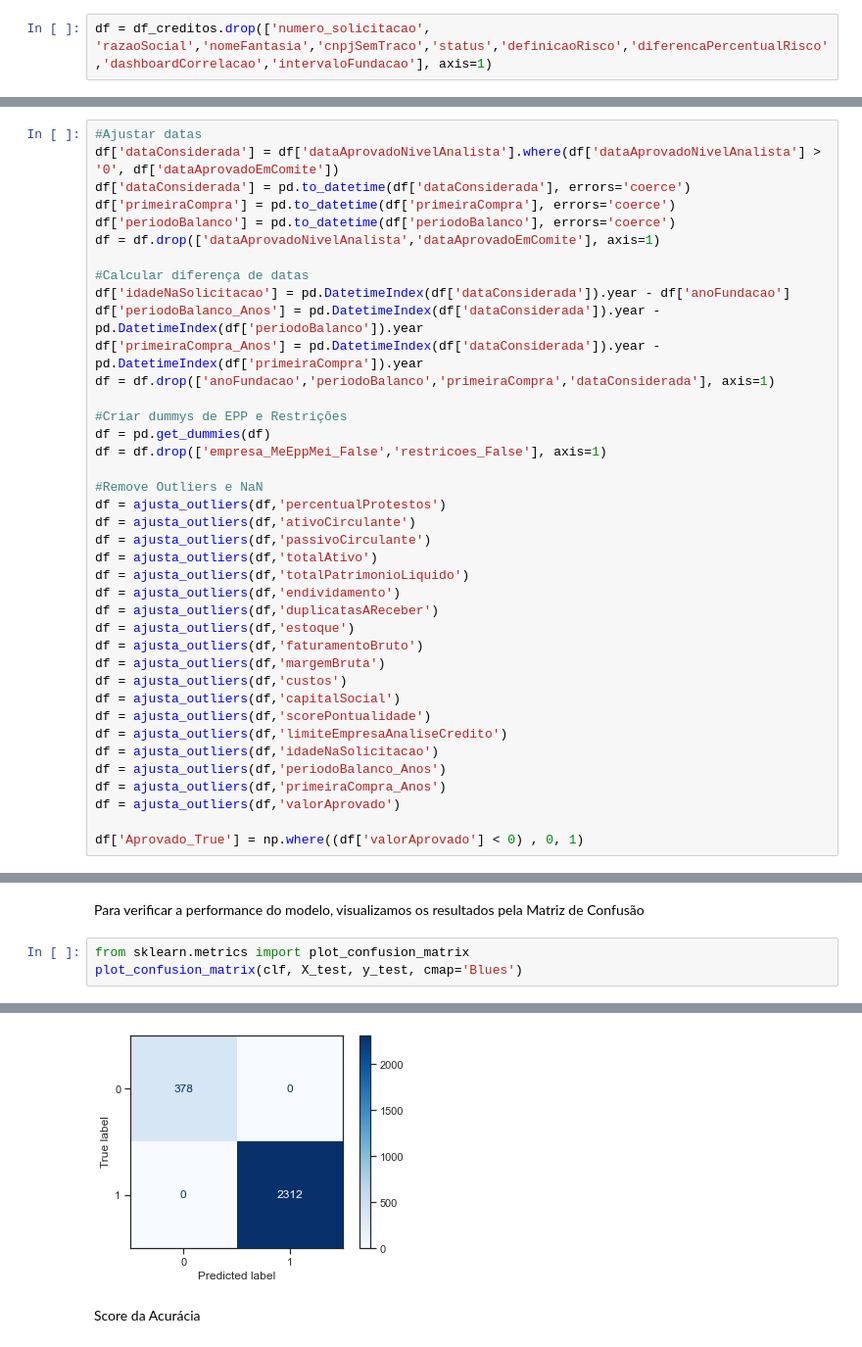
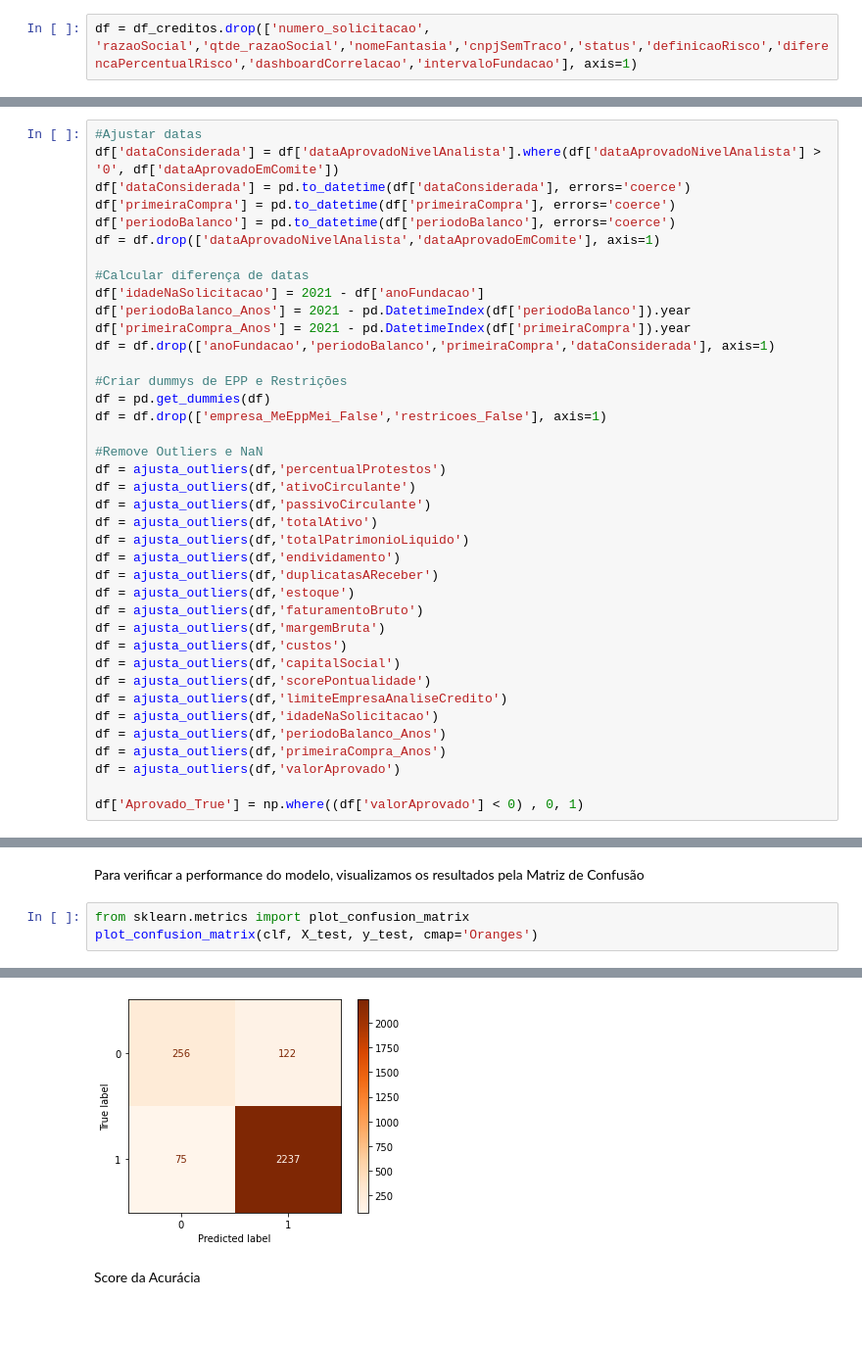
Before and after one commit to FIAP22IA-grupola/bootcamp-22ia-grupola, a Jupyter notebook: Trabalho/Bootcamp_geral.ipynb, the cells around one changed output, grey strips where cells are left out. Shown at 98% size. Drawn from its saved outputs; the diff is of its cells as text; blank space fills up the shorter version.

```diff
--- a/Trabalho/Bootcamp_geral.ipynb
+++ b/Trabalho/Bootcamp_geral.ipynb
@@ -498,7 +484,7 @@ def ajusta_outliers(df, x):
     df[x] = np.where((df[x] > upper_limit) & (df[x] != -9999999), upper_limit, df[x])
     return df
 # %%
-df = df_creditos.drop(['numero_solicitacao', 'razaoSocial','nomeFantasia','cnpjSemTraco','status','definicaoRisco','diferencaPercentualRisco','dashboardCorrelacao','intervaloFundacao'], axis=1)
+df = df_creditos.drop(['numero_solicitacao', 'razaoSocial','qtde_razaoSocial','nomeFantasia','cnpjSemTraco','status','definicaoRisco','diferencaPercentualRisco','dashboardCorrelacao','intervaloFundacao'], axis=1)
 # %% [markdown]
 ### 3.1 Pré processamento de base
 Abaixo estão algumas tratativas de base
@@ -511,9 +497,9 @@ df['periodoBalanco'] = pd.to_datetime(df['periodoBalanco'], errors='coerce')
 df = df.drop(['dataAprovadoNivelAnalista','dataAprovadoEmComite'], axis=1)
 
 #Calcular diferença de datas
-df['idadeNaSolicitacao'] = pd.DatetimeIndex(df['dataConsiderada']).year - df['anoFundacao']
-df['periodoBalanco_Anos'] = pd.DatetimeIndex(df['dataConsiderada']).year - pd.DatetimeIndex(df['periodoBalanco']).year
-df['primeiraCompra_Anos'] = pd.DatetimeIndex(df['dataConsiderada']).year - pd.DatetimeIndex(df['primeiraCompra']).year
+df['idadeNaSolicitacao'] = 2021 - df['anoFundacao']
+df['periodoBalanco_Anos'] = 2021 - pd.DatetimeIndex(df['periodoBalanco']).year
+df['primeiraCompra_Anos'] = 2021 - pd.DatetimeIndex(df['primeiraCompra']).year
 df = df.drop(['anoFundacao','periodoBalanco','primeiraCompra','dataConsiderada'], axis=1)
 
 #Criar dummys de EPP e Restrições
@@ -613,10 +599,10 @@ y_pred = clf.predict(X_test)
 Para verificar a performance do modelo, visualizamos os resultados pela Matriz de Confusão
 # %%
 from sklearn.metrics import plot_confusion_matrix
-plot_confusion_matrix(clf, X_test, y_test, cmap='Blues')
+plot_confusion_matrix(clf, X_test, y_test, cmap='Oranges')
 # %% [output]
 <sklearn.metrics._plot.confusion_matrix.ConfusionMatrixDisplay at 0x...>
-[figure, old version]
+[figure, new version]
 # %% [markdown]
 Score da Acurácia
 # %%
```
Also changed, not shown: parts of 19 cells of this notebook, 3 other files.
